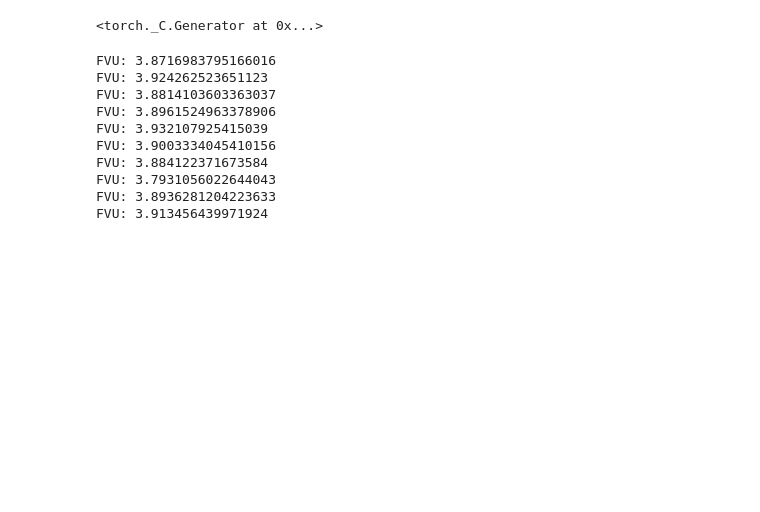
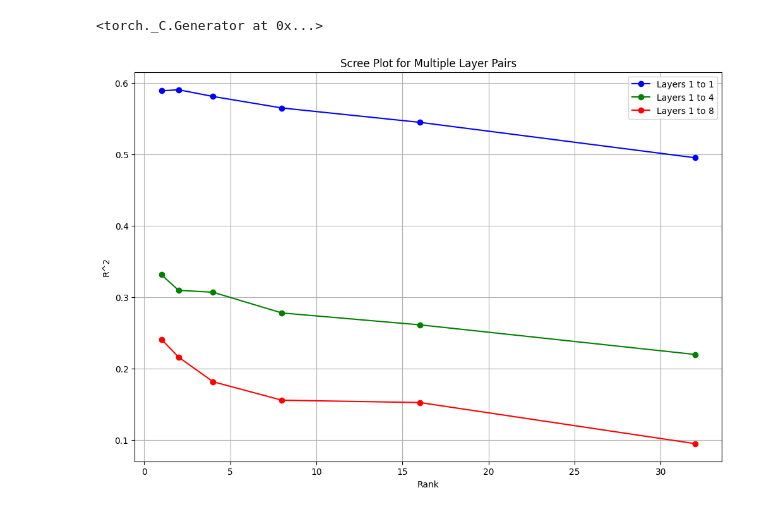
Before and after one commit to sidnb13/tensor-saes, a Jupyter notebook: notebooks/regression.ipynb, the cells around one changed output. Cells and saved outputs as stored; diff of their text form; code cells hidden in the pictures; blank space fills up the shorter version.

```diff
--- a/notebooks/regression.ipynb
+++ b/notebooks/regression.ipynb
@@ -22,7 +22,7 @@ dataset = datasets.load_dataset(
     "togethercomputer/RedPajama-Data-1T-Sample", split="train[:1000]"
 )
 tokenizer = AutoTokenizer.from_pretrained("gpt2")
-dataset = chunk_and_tokenize(dataset, tokenizer, max_seq_len=512)
+dataset = chunk_and_tokenize(dataset, tokenizer, max_seq_len=32)
 model = AutoModel.from_pretrained("gpt2", device_map={"": 0})
 # %%
 class Regression(nn.Module):
@@ -103,12 +103,9 @@ def train_and_evaluate(
         loss, l2, nnorm = criterion(pred, target, linear_model.linear.weight)
 
         with torch.no_grad():
-            l2_unreduced = torch.mean((pred - target) ** 2, dim=0)
-            var = torch.var(target, dim=0)
-            # print(l2_unreduced.mean(-1), var.mean(-1))
-            fvu = (l2_unreduced / var).mean()
-
-            print(f"FVU: {fvu}")
+            l2_full = torch.mean((pred - target) ** 2, dim=(0, 2))
+            var = torch.var(target, dim=(0, 2))
+            fvu = (l2_full / var).mean()
 
         loss.backward()
         opt.step()
@@ -132,9 +129,9 @@ def train_and_evaluate(
                 ),
                 F.normalize(layer_j_acts, p=2, dim=-1),
             )
-            l2_unreduced = torch.mean((pred - target) ** 2, dim=0)
-            var = torch.var(target, dim=0)
-            fvu = (l2_unreduced / var).mean()
+            l2_full = torch.mean((pred - target) ** 2, dim=(0, 2))
+            var = torch.var(target, dim=(0, 2))
+            fvu = (l2_full / var).mean()
 
             total_fvu += fvu.item()
 
@@ -145,42 +142,33 @@ def train_and_evaluate(
     test_r2 = 1 - test_fvu
 
     return test_r2
 
 
 def create_scree_plot(model, dataset, layer_pairs, ranks):
     plt.figure(figsize=(12, 8))
 
     colors = ["b", "g", "r", "c", "m", "y", "k"]  # Add more colors if needed
 
     for idx, (i, j) in enumerate(layer_pairs):
         r2_values = []
         for rank in ranks:
-            r2 = train_and_evaluate(model, dataset, i, j, rank, steps=10)
+            r2 = train_and_evaluate(model, dataset, i, j, rank, steps=20)
             r2_values.append(r2)
 
         color = colors[idx % len(colors)]
         plt.plot(ranks, r2_values, f"{color}o-", label=f"Layers {i} to {j}")
 
     plt.xlabel("Rank")
     plt.ylabel("R^2")
     plt.title("Scree Plot for Multiple Layer Pairs")
     plt.grid(True)
     plt.legend()
     plt.show()
 
 
 # Usage
-ranks = [1, 2, 4, 8, 16, 32, 384, 768]
+ranks = [1, 2, 4, 8, 16, 32]
 layer_pairs = [(1, 1), (1, 4), (1, 8)]  # Add more layer pairs as needed
 create_scree_plot(model, dataset, layer_pairs, ranks)
 # %% [output]
-FVU: 3.8716983795166016
-FVU: 3.924262523651123
-FVU: 3.8814103603363037
-FVU: 3.8961524963378906
-FVU: 3.932107925415039
-FVU: 3.9003334045410156
-FVU: 3.884122371673584
-FVU: 3.7931056022644043
-FVU: 3.8936281204223633
-FVU: 3.913456439971924
+[figure, added]
```
Also changed, not shown: 1 other file.
